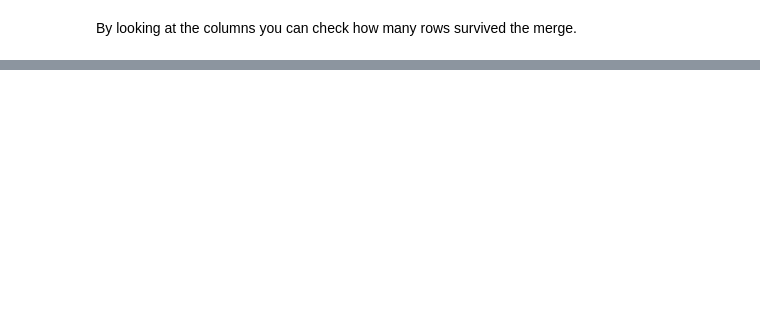
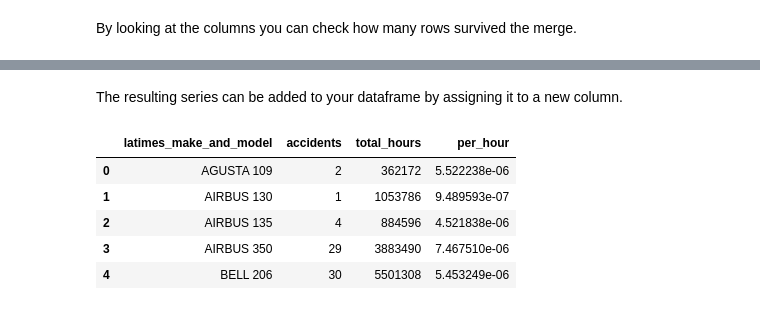
Before and after one commit to palewire/first-python-notebook, a Jupyter notebook: jupyterlite/fast-python-notebook/notebook.ipynb, the cells around one changed output, grey strips where cells are left out. Cells and saved outputs as stored; diff of their text form; code cells hidden in the pictures; blank space fills up the shorter version.

```diff
--- a/jupyterlite/fast-python-notebook/notebook.ipynb
+++ b/jupyterlite/fast-python-notebook/notebook.ipynb
@@ -713,0 +709,2 @@ You can also see that the DataFrame now contains the same number of records as t
+# %% [markdown]
+The resulting series can be added to your dataframe by assigning it to a new column.
@@ -713,0 +713,9 @@ You can also see that the DataFrame now contains the same number of records as t
+# %%
+merged_list.head()
+# %% [output]
+|  | latimes_make_and_model | accidents | total_hours | per_hour |
+| 0 | AGUSTA 109 | 2 | 362172 | 5.522238e-06 |
+| 1 | AIRBUS 130 | 1 | 1053786 | 9.489593e-07 |
+| 2 | AIRBUS 135 | 4 | 884596 | 4.521838e-06 |
+| 3 | AIRBUS 350 | 29 | 3883490 | 7.467510e-06 |
+| 4 | BELL 206 | 30 | 5501308 | 5.453249e-06 |
```
Also changed, not shown: parts of 37 cells of this notebook, 2 other files.
